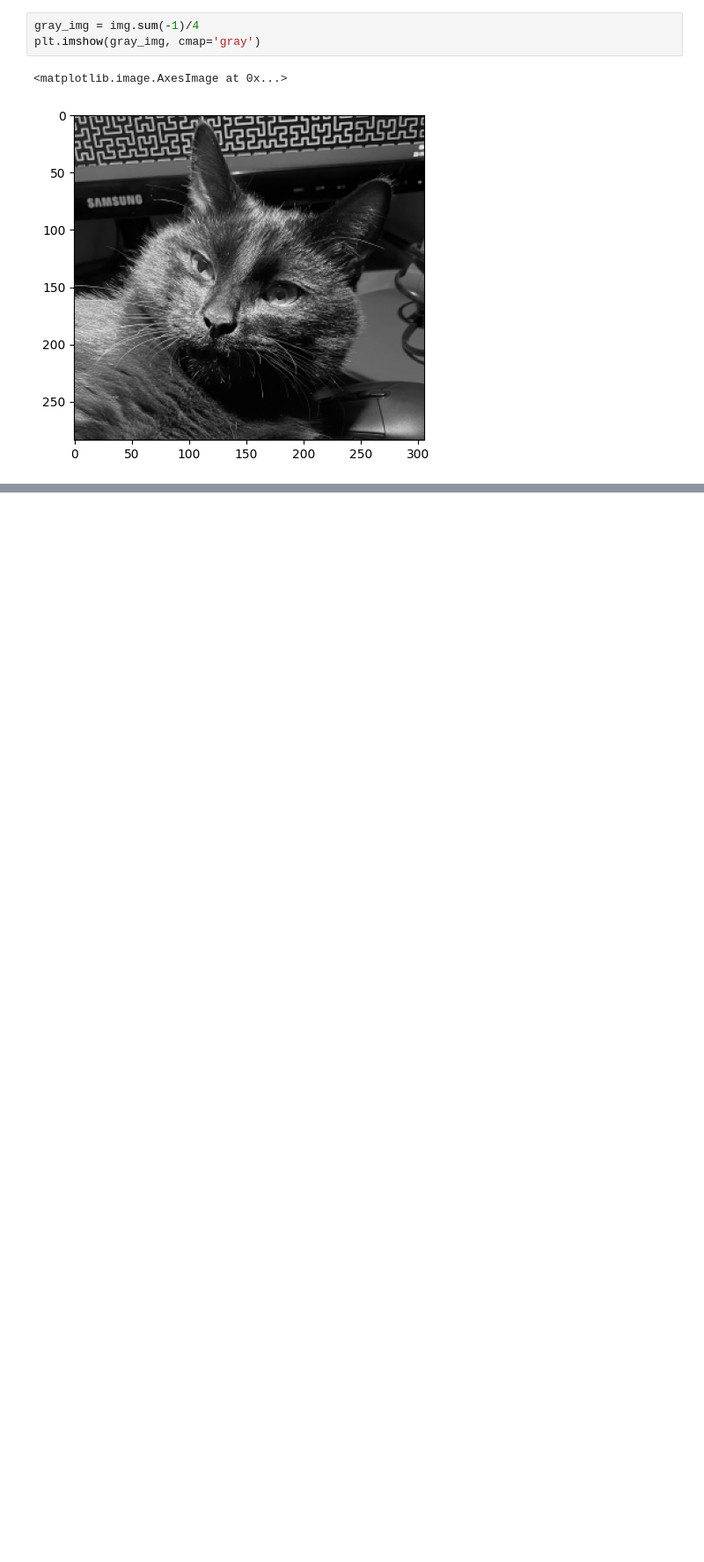
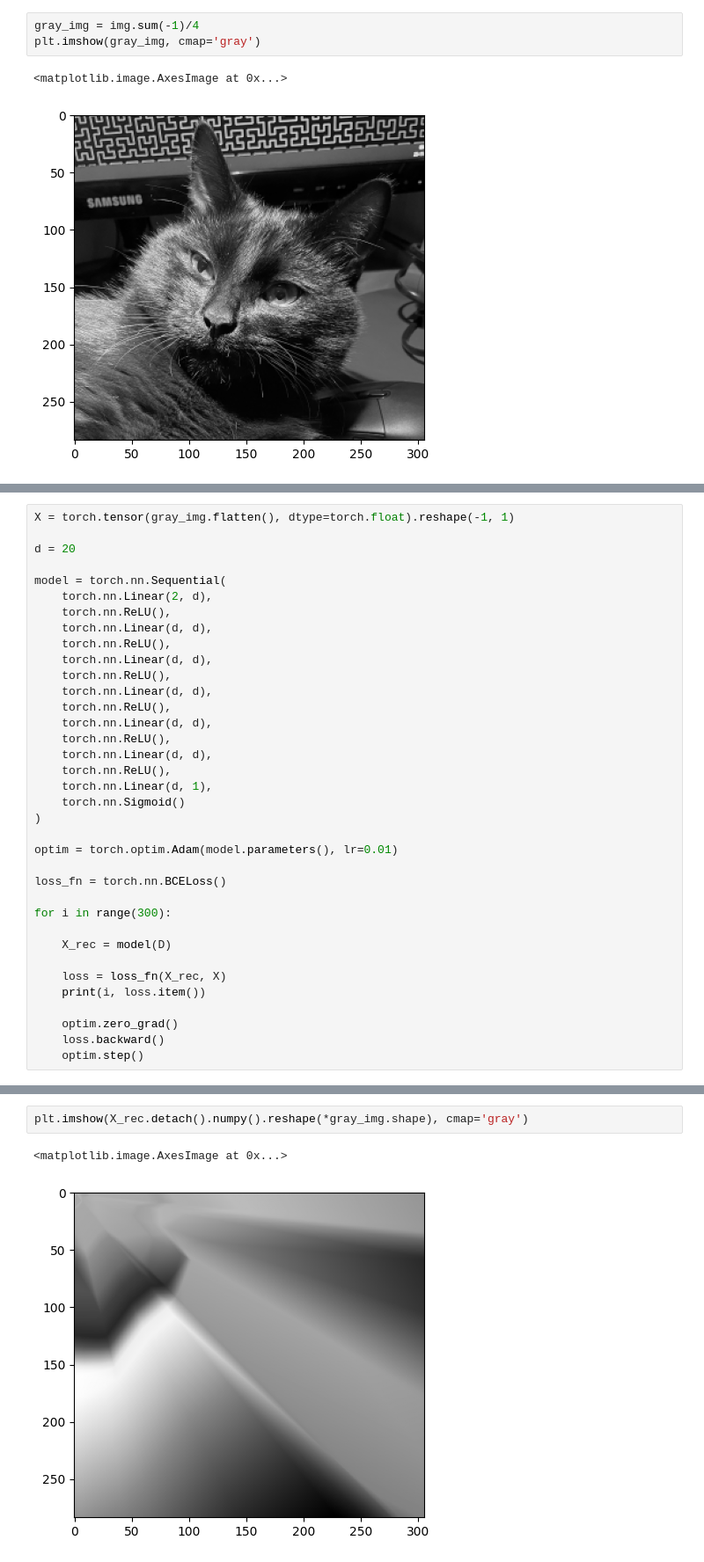
Before and after one commit to Janko-dev/data_analysis_and_machine_learning, a Jupyter notebook: notebooks/sparse_dictionary_learning.ipynb, the cells around one changed output, grey strips where cells are left out. Shown at 88% size. Drawn from its saved outputs; the diff is of its cells as text; blank space fills up the shorter version.

```diff
--- a/notebooks/sparse_dictionary_learning.ipynb
+++ b/notebooks/sparse_dictionary_learning.ipynb
@@ -17,0 +27,36 @@ plt.imshow(gray_img, cmap='gray')
+# %%
+X = torch.tensor(gray_img.flatten(), dtype=torch.float).reshape(-1, 1)
+
+d = 20
+
+model = torch.nn.Sequential(
+    torch.nn.Linear(2, d),
+    torch.nn.ReLU(),
+    torch.nn.Linear(d, d),
+    torch.nn.ReLU(),
+    torch.nn.Linear(d, d),
+    torch.nn.ReLU(),
+    torch.nn.Linear(d, d),
+    torch.nn.ReLU(),
+    torch.nn.Linear(d, d),
+    torch.nn.ReLU(),
+    torch.nn.Linear(d, d),
+    torch.nn.ReLU(),
+    torch.nn.Linear(d, 1),
+    torch.nn.Sigmoid()
+)
+
+optim = torch.optim.Adam(model.parameters(), lr=0.01)
+
+loss_fn = torch.nn.BCELoss()
+
+for i in range(300):
+
+    X_rec = model(D)
+
+    loss = loss_fn(X_rec, X)
+    print(i, loss.item())
+
+    optim.zero_grad()
+    loss.backward()
+    optim.step()
@@ -18,3 +104,8 @@ plt.imshow(gray_img, cmap='gray')
+# %%
+plt.imshow(X_rec.detach().numpy().reshape(*gray_img.shape), cmap='gray')
+# %% [output]
+<matplotlib.image.AxesImage at 0x...>
+[figure, added]
 # %%
 noisy_img = gray_img + 0.1*np.random.randn(*gray_img.shape)
 
```
Also changed, not shown: parts of 7 cells of this notebook.
